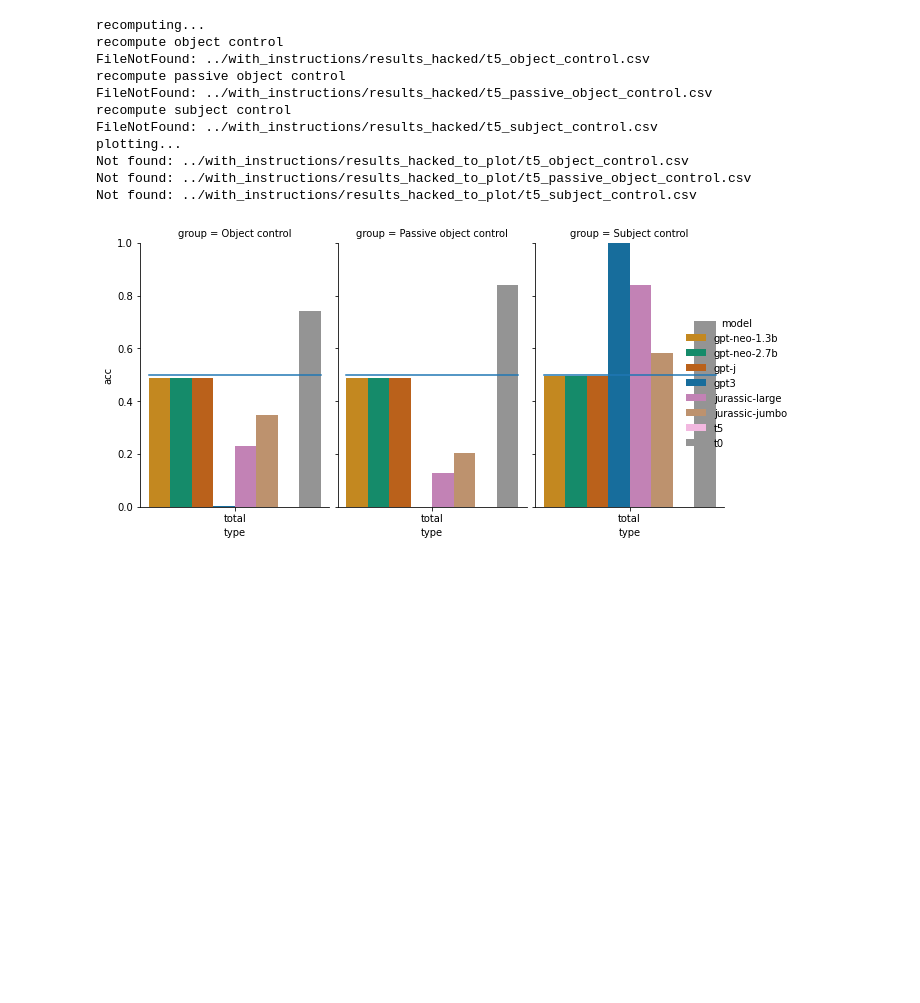
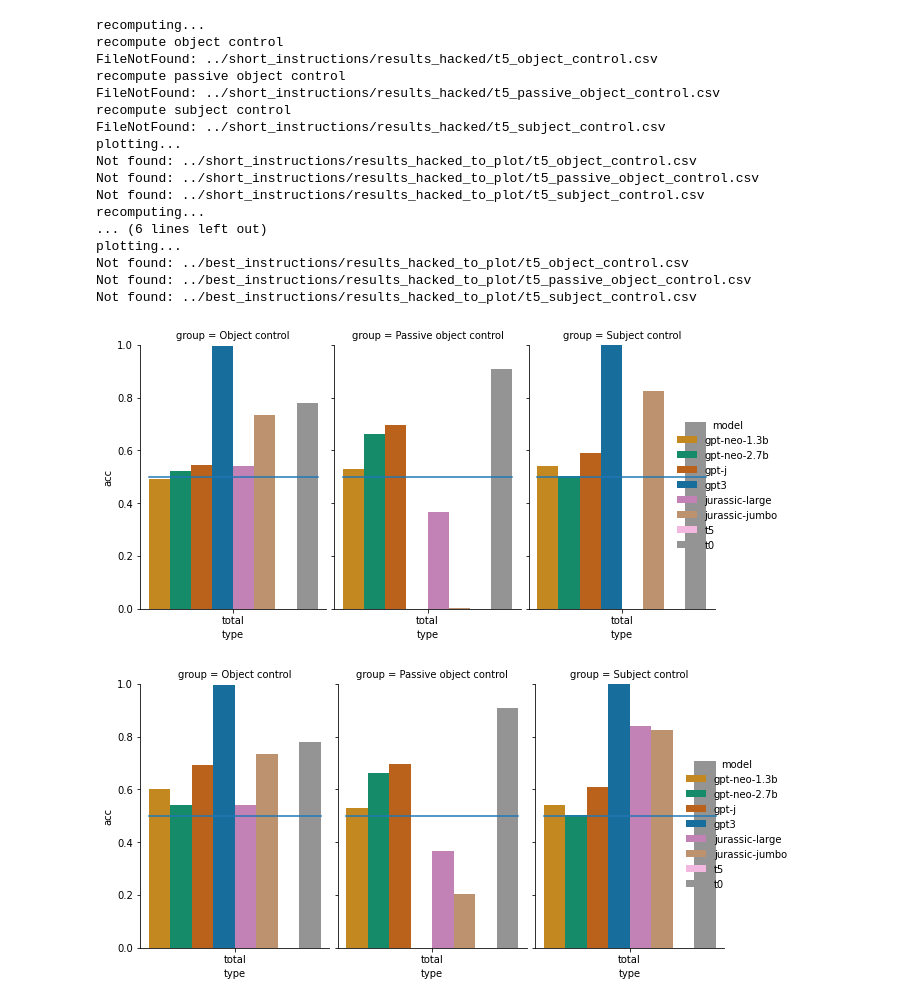
Before and after one commit to esteng/curious-case-of-control, a Jupyter notebook: src/vis.ipynb, the cells around one changed output. Cells and saved outputs as stored; diff of their text form; code cells hidden in the pictures; blank space fills up the shorter version.

```diff
--- a/src/vis.ipynb
+++ b/src/vis.ipynb
@@ -149,22 +164,29 @@ plot_all("with_instructions", "results", recompute=True)
 plot_all("short_instructions", "results", recompute=True)
 plot_all("best_instructions", "results", recompute=True)
 # %%
-plot_all("with_instructions", "results_hacked", recompute=True)
-# plot_all("short_instructions", "results_hacked", recompute=False)
-# plot_all("best_instructions", "results_hacked", recompute=True)
+plot_all("with_instructions", "results_hacked", recompute=False)
+plot_all("short_instructions", "results_hacked", recompute=False)
+plot_all("best_instructions", "results_hacked", recompute=False)
 # %% [output]
 recomputing...
 recompute object control
-FileNotFound: ../with_instructions/results_hacked/t5_object_control.csv
+FileNotFound: ../short_instructions/results_hacked/t5_object_control.csv
 recompute passive object control
-FileNotFound: ../with_instructions/results_hacked/t5_passive_object_control.csv
+FileNotFound: ../short_instructions/results_hacked/t5_passive_object_control.csv
 recompute subject control
-FileNotFound: ../with_instructions/results_hacked/t5_subject_control.csv
+FileNotFound: ../short_instructions/results_hacked/t5_subject_control.csv
 plotting...
-Not found: ../with_instructions/results_hacked_to_plot/t5_object_control.csv
-Not found: ../with_instructions/results_hacked_to_plot/t5_passive_object_control.csv
-Not found: ../with_instructions/results_hacked_to_plot/t5_subject_control.csv
+Not found: ../short_instructions/results_hacked_to_plot/t5_object_control.csv
+Not found: ../short_instructions/results_hacked_to_plot/t5_passive_object_control.csv
+Not found: ../short_instructions/results_hacked_to_plot/t5_subject_control.csv
+recomputing...
+... (6 lines left out)
+plotting...
+Not found: ../best_instructions/results_hacked_to_plot/t5_object_control.csv
+Not found: ../best_instructions/results_hacked_to_plot/t5_passive_object_control.csv
+Not found: ../best_instructions/results_hacked_to_plot/t5_subject_control.csv
-[figure, old version]
+[figure, new version]
+[figure, added]
 # %%
 plot_all("with_instructions", "results_just_prompt_agent", recompute=True)
 plot_all("short_instructions", "results_just_prompt_agent", recompute=True)
```
Also changed, not shown: parts of 1 cell of this notebook, 2 other files.
